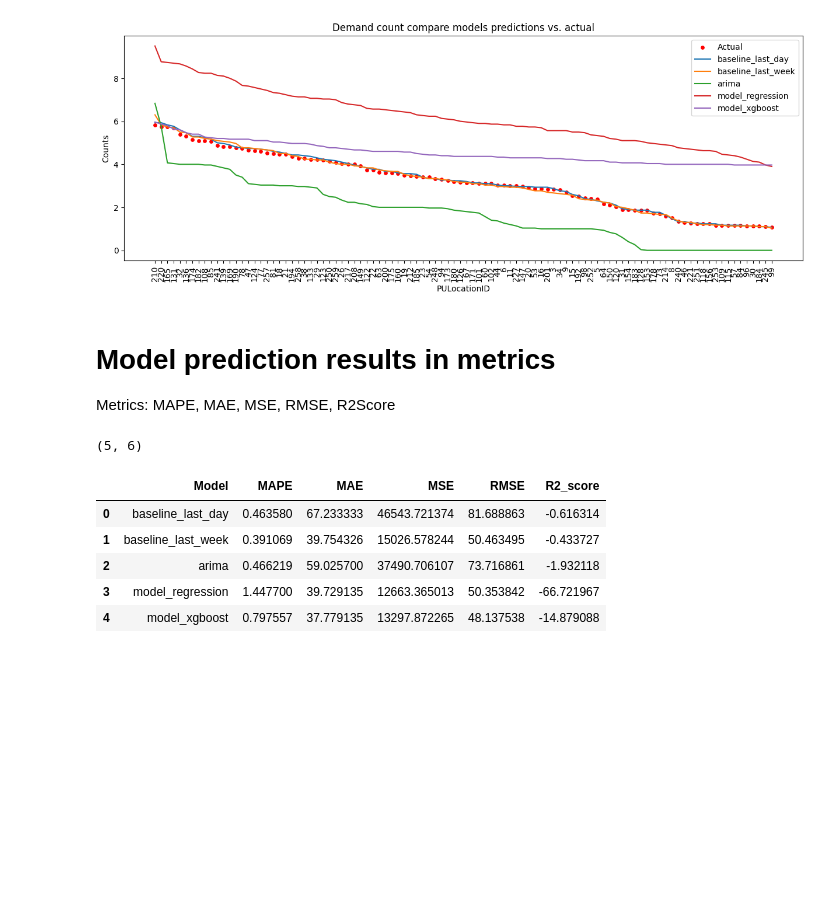
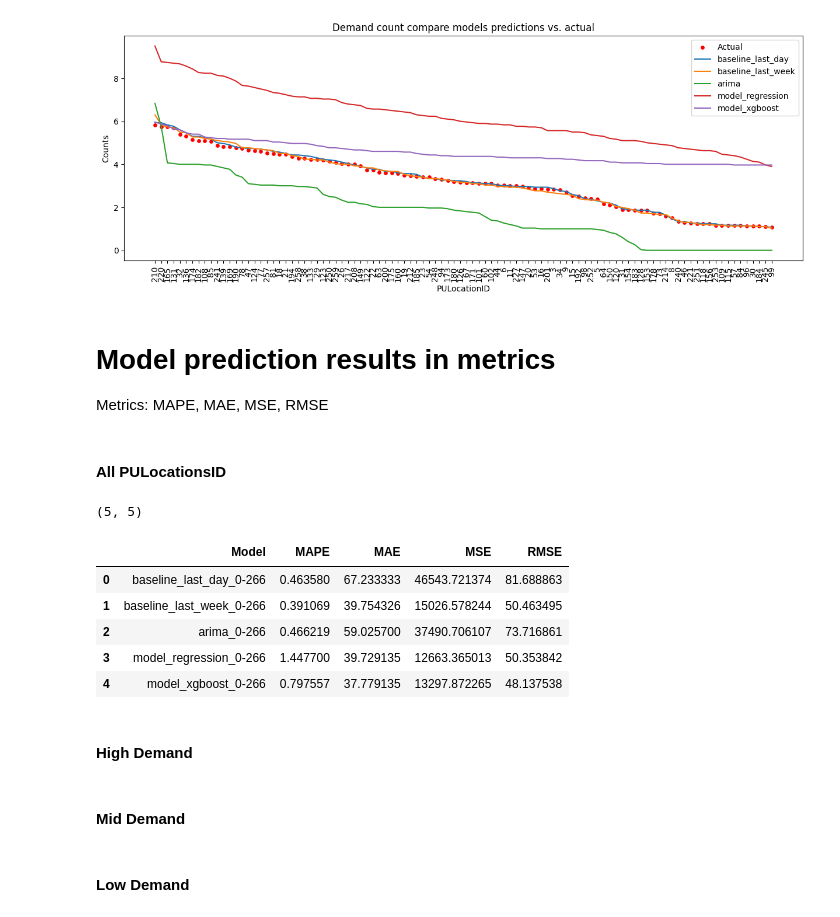
Before and after one commit to MohammadVatani/demand_prediction, a Jupyter notebook: Evaluation/Evaluation.ipynb, the cells around one changed output. Cells and saved outputs as stored; diff of their text form; code cells hidden in the pictures; blank space fills up the shorter version.

```diff
--- a/Evaluation/Evaluation.ipynb
+++ b/Evaluation/Evaluation.ipynb
@@ -293,31 +293,41 @@ compare_model_scatter(xgb_rides_df, predictions_dict, 150, 250)
 # %% [markdown]
 # Model prediction results in metrics
 
-Metrics: MAPE, MAE, MSE, RMSE, R2Score
+Metrics: MAPE, MAE, MSE, RMSE
-# %%
-predictions_result = []
-for key in predictions_dict:
-    metric_mape = PULocationIDs_Metrics[PULocationIDs_Metrics['Model'] == key]['MAPE'].mean(
-    )
-    metric_mae = PULocationIDs_Metrics[PULocationIDs_Metrics['Model'] == key]['MAE'].mean(
-    )
-    metric_mse = PULocationIDs_Metrics[PULocationIDs_Metrics['Model'] == key]['MSE'].mean(
-    )
-    metric_rmse = PULocationIDs_Metrics[PULocationIDs_Metrics['Model'] == key]['RMSE'].mean(
-    )
-    metric_r2sc = PULocationIDs_Metrics[PULocationIDs_Metrics['Model'] == key]['R2_score'].mean(
-    )
-    predictions_result.append({'Model': key, 'MAPE': metric_mape, 'MAE': metric_mae,
-                              'MSE': metric_mse, 'RMSE': metric_rmse, 'R2_score': metric_r2sc})
-# %%
-predictions_result = pd.DataFrame(predictions_result)
-print(predictions_result.shape)
-predictions_result.head()
-# %% [output]
-(5, 6)
-|  | Model | MAPE | MAE | MSE | RMSE | R2_score |
-| 0 | baseline_last_day | 0.463580 | 67.233333 | 46543.721374 | 81.688863 | -0.616314 |
-| 1 | baseline_last_week | 0.391069 | 39.754326 | 15026.578244 | 50.463495 | -0.433727 |
-| 2 | arima | 0.466219 | 59.025700 | 37490.706107 | 73.716861 | -1.932118 |
-| 3 | model_regression | 1.447700 | 39.729135 | 12663.365013 | 50.353842 | -66.721967 |
-| 4 | model_xgboost | 0.797557 | 37.779135 | 13297.872265 | 48.137538 | -14.879088 |
+# %%
+def caculate_metrics(df, sorted_df, lower=0, upper=266):
+    PULocationIDs_Metrics_Selected = sorted_df[sorted_df['PULocationID'].isin(
+        df.iloc[lower:upper, 0])]
+    PULocationIDs_Metrics_Selected = PULocationIDs_Metrics_Selected.copy()
+    PULocationIDs_Metrics_Selected['PULocationID'] = PULocationIDs_Metrics_Selected['PULocationID'].astype(
+        'str')
+    predictions_result = []
+    for key in predictions_dict:
+        metric_mape = PULocationIDs_Metrics_Selected[PULocationIDs_Metrics_Selected['Model'] == key]['MAPE'].mean(
+        )
+        metric_mae = PULocationIDs_Metrics_Selected[PULocationIDs_Metrics_Selected['Model'] == key]['MAE'].mean(
+        )
+        metric_mse = PULocationIDs_Metrics_Selected[PULocationIDs_Metrics_Selected['Model'] == key]['MSE'].mean(
+        )
+        metric_rmse = PULocationIDs_Metrics_Selected[PULocationIDs_Metrics_Selected['Model'] == key]['RMSE'].mean(
+        )
+        predictions_result.append({'Model': f"{key}_{lower}-{upper}", 'MAPE': metric_mape, 'MAE': metric_mae,
+                                  'MSE': metric_mse, 'RMSE': metric_rmse})
+    return predictions_result
+# %% [markdown]
+#### All PULocationsID
+# %%
+predictions_result = pd.DataFrame(caculate_metrics(
+    xgb_rides_df_sorted, PULocationIDs_Metrics_sorted))
+print(predictions_result.shape)
+predictions_result.head()
+# %% [output]
+(5, 5)
+|  | Model | MAPE | MAE | MSE | RMSE |
+| 0 | baseline_last_day_0-266 | 0.463580 | 67.233333 | 46543.721374 | 81.688863 |
+| 1 | baseline_last_week_0-266 | 0.391069 | 39.754326 | 15026.578244 | 50.463495 |
+| 2 | arima_0-266 | 0.466219 | 59.025700 | 37490.706107 | 73.716861 |
+| 3 | model_regression_0-266 | 1.447700 | 39.729135 | 12663.365013 | 50.353842 |
+| 4 | model_xgboost_0-266 | 0.797557 | 37.779135 | 13297.872265 | 48.137538 |
+# %% [markdown]
+#### High Demand
@@ -323,0 +338,2 @@ predictions_result.head()
+# %% [markdown]
+#### Mid Demand
@@ -323,0 +344,2 @@ predictions_result.head()
+# %% [markdown]
+#### Low Demand
```
Also changed, not shown: parts of 17 cells of this notebook, 1 other file.
